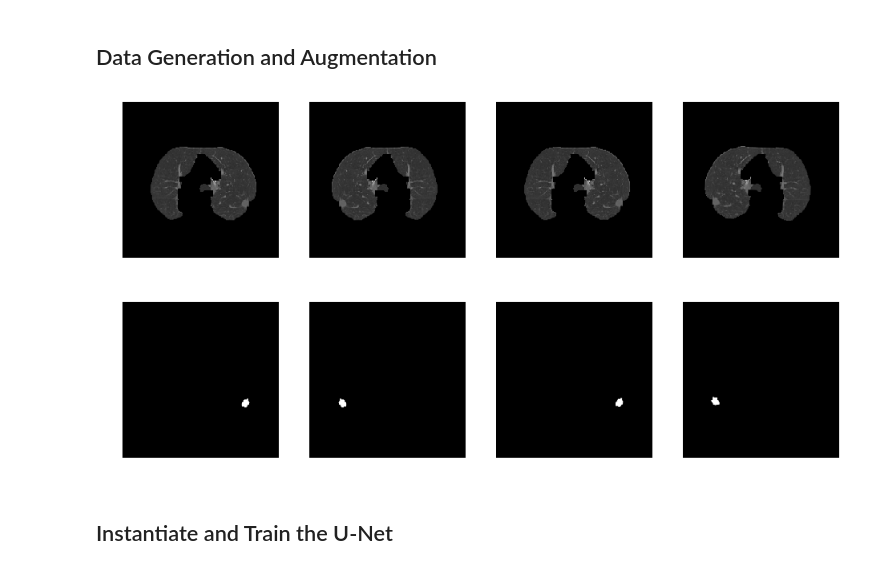
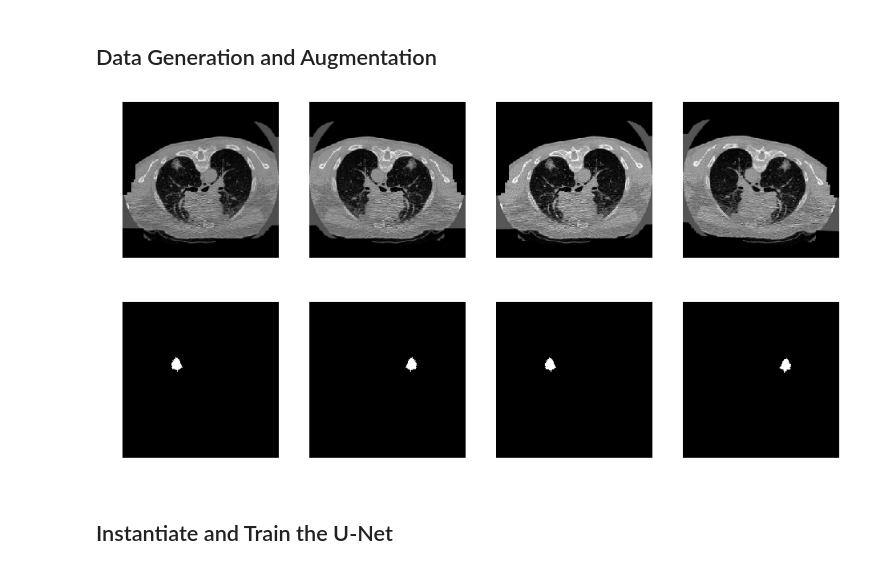
Before and after one commit to maggiebasta/lung-cancer-thesis, a Jupyter notebook: LIDC/unet_3d/trainUnet.ipynb, the cells around one changed output. Drawn from its saved outputs; the diff is of its cells as text; code cells hidden in the pictures.

```diff
--- a/LIDC/unet_3d/trainUnet.ipynb
+++ b/LIDC/unet_3d/trainUnet.ipynb
@@ -42,33 +31,20 @@ MODEL_NAME = 'unet_lidc.hdf5'
 # %% [markdown]
 ## Data Generation and Augmentation
 # %%
-image_generator_train = ImageDataGenerator(
+image_generator = ImageDataGenerator(
     rotation_range=2,
     rescale=1./255,
+    brightness_range=[.85, 1.0],
     shear_range=0.05,
     horizontal_flip=True,
     fill_mode='nearest',
     validation_split=0.0
 )
 
-label_generator_train = ImageDataGenerator(
+label_generator = ImageDataGenerator(
     rotation_range=2,
     shear_range=0.05,
     horizontal_flip=True,
     fill_mode='nearest',
     validation_split=0.0
 )
-
-image_generator_test = ImageDataGenerator(
-    rescale=1./255,
-    fill_mode='reflect',
-    data_format='channels_last',
-    validation_split=0.0
-)
-
-label_generator_test = ImageDataGenerator(
-    # No rescale transform on target mask
-    fill_mode='reflect',
-    data_format='channels_last',
-    validation_split=0.0
-)
@@ -88,9 +64,9 @@ test_generator = generator(
 # %%
-show_augmentation('data/train/image2/1.tif', image_generator_train, n_rows=1)
-show_augmentation('data/train/label2/1.tif', label_generator_train, n_rows=1)
+show_augmentation('data/train/image4/7.tif', image_generator, n_rows=1)
+show_augmentation('data/train/label4/7.tif', label_generator, n_rows=1)
 # %% [output]
-[figure, old version]
+[figure, new version]
-[figure, old version]
+[figure, new version]
 # %% [markdown]
 ## Instantiate and Train the U-Net
 # %%
```
Also changed, not shown: parts of 9 cells of this notebook, 2 other files.
